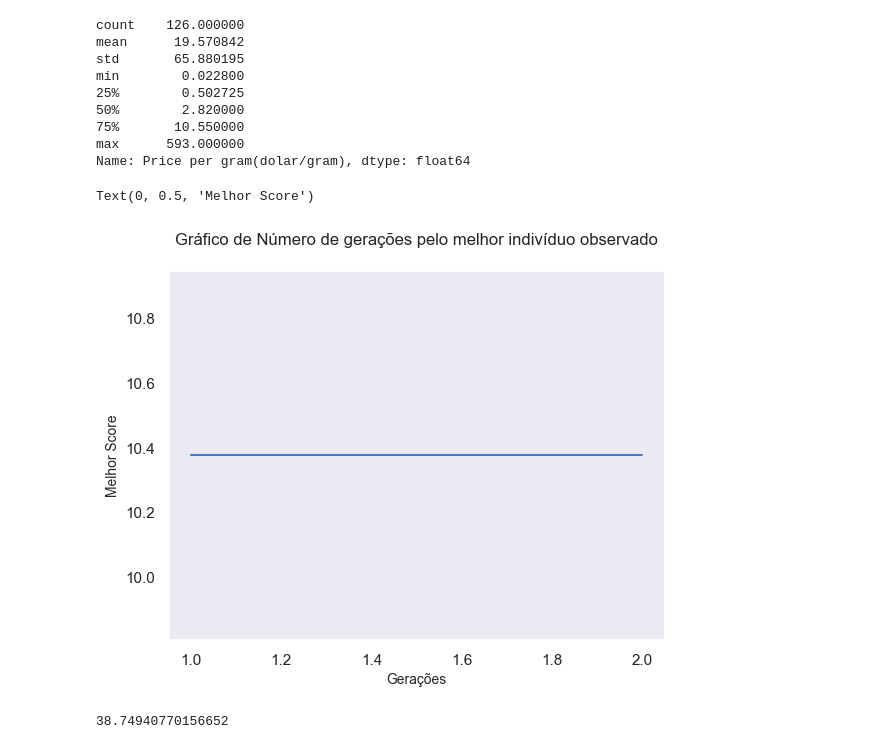
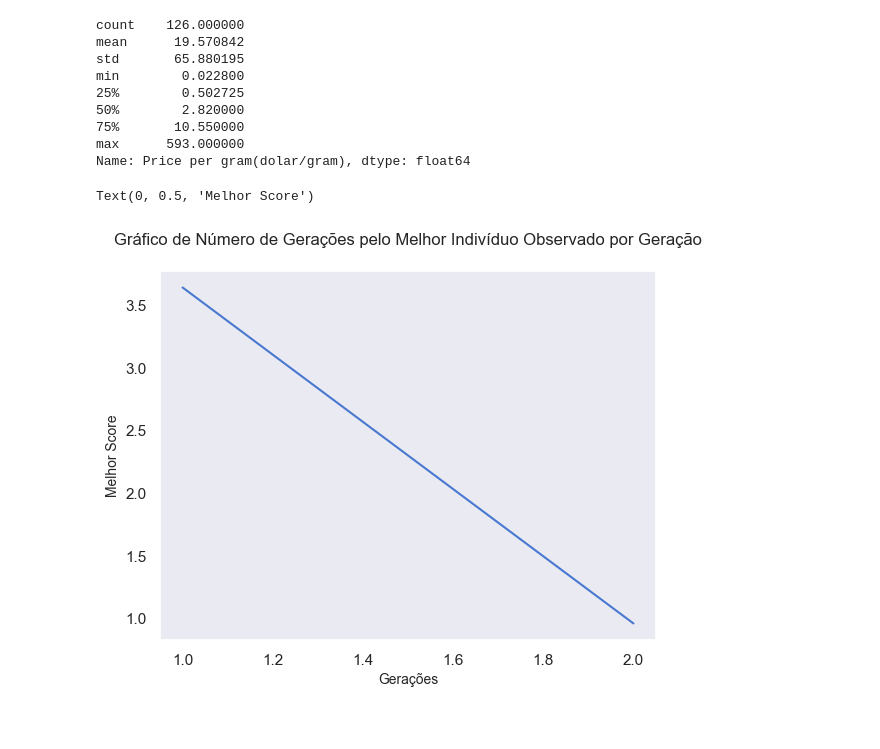
Before and after one commit to diogoplcarvalho/GlassNet_genetic_algorithms, a Jupyter notebook: algoritmo_genetico/algoritmo_genetico.ipynb, the cells around one changed output. Cells and saved outputs as stored; diff of their text form; code cells hidden in the pictures.

```diff
--- a/algoritmo_genetico/algoritmo_genetico.ipynb
+++ b/algoritmo_genetico/algoritmo_genetico.ipynb
@@ -32,7 +32,7 @@ NUM_COMPOUNDS = len(COMPOUNDS)
 VALOR_MAX_COMPOUNDS = 20
 
 TAMANHO_POPULACAO = 1000
-NUM_GERACOES = 1000
+NUM_GERACOES = 2
 CHANCE_DE_CRUZAMENTO = 0.5
 CHANCE_DE_MUTACAO = 0.05
 CHANCE_DE_MUTACAO_POR_GENE = 0.25
@@ -52,5 +55,4 @@ https://scikit-learn.org/stable/model_persistence.html#security-maintainability-
 # %%
-
 populacao = cria_populacao(TAMANHO_POPULACAO, NUM_COMPOUNDS, VALOR_MAX_COMPOUNDS)
 
 hall_da_fama = []
@@ -80,7 +82,7 @@ for n in range(NUM_GERACOES):
     # Mutação
     funcao_mutacao_1(proxima_geracao, CHANCE_DE_MUTACAO, CHANCE_DE_MUTACAO_POR_GENE, VALOR_MAX_COMPOUNDS)
     funcao_mutacao_2(proxima_geracao, CHANCE_DE_MUTACAO, VALOR_MAX_COMPOUNDS)
-    #funcao_mutacao_3(proxima_geracao, CHANCE_DE_MUTACAO)
+    funcao_mutacao_3(proxima_geracao, CHANCE_DE_MUTACAO)
 
     # Atualização do hall da fama
     fitness = funcao_objetivo(proxima_geracao)
@@ -200,20 +205,9 @@ Name: Price per gram(dolar/gram), dtype: float64
 # %%
 sns.set(style='dark', palette='muted')
 plt.plot(geracoes,melhores_das_geracoes)
-plt.title('Gráfico de Número de gerações pelo melhor indivíduo observado\n', fontsize=12)
+plt.title('Gráfico de Número de Gerações pelo Melhor Indivíduo Observado por Geração\n', fontsize=12)
 plt.xlabel('Gerações', fontsize=10)
 plt.ylabel('Melhor Score', fontsize=10)
 # %% [output]
 Text(0, 0.5, 'Melhor Score')
-[figure, old version]
+[figure, new version]
-# %%
-populacao_valores = []
-for i in populacao:
-    if sum(i):
-        populacao_valores.append(sum(i))
-
-desvio_padrao_populacao = np.std(populacao_valores)
-
-desvio_padrao_populacao
-# %% [output]
-38.74940770156652
```
Also changed, not shown: parts of 13 cells of this notebook, 2 other files.
